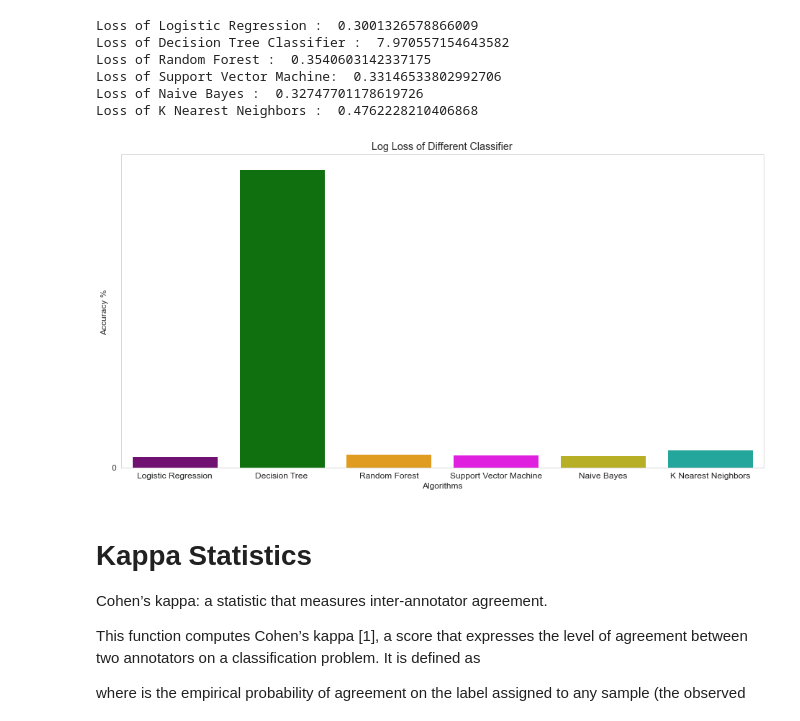
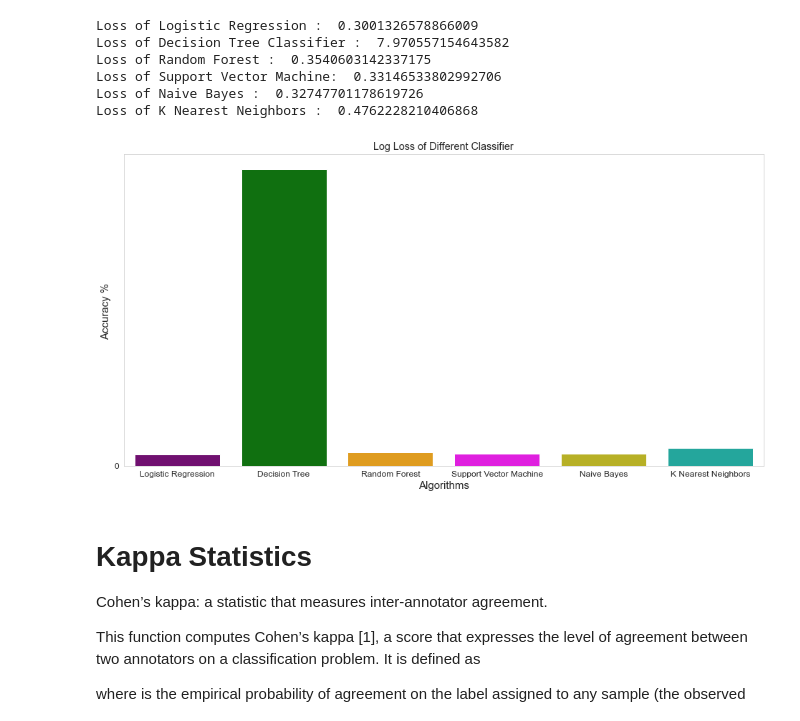
Before and after one commit to MinhajulAkib/Heart-disease-analysis, a Jupyter notebook: Heart Disease Model .ipynb, the cells around one changed output. Cells and saved outputs as stored; diff of their text form; code cells hidden in the pictures.

```diff
--- a/Heart Disease Model .ipynb
+++ b/Heart Disease Model .ipynb
@@ -787,16 +787,16 @@ Loss of K Nearest Neighbors :  0.4762228210406868
 # %%
 colors = ["purple", "green", "orange", "magenta","#CFC60E","#0FBBAE"]
 
 sns.set_style("whitegrid")
 plt.figure(figsize=(16,8))
 plt.yticks(np.arange(0,100,10))
-plt.ylabel("Accuracy % ")
-plt.xlabel("Algorithms")
+plt.ylabel("Accuracy % ", fontsize = 15)
+plt.xlabel("Algorithms", fontsize = 15)
 plt.title("Log Loss of Different Classifier")
 sns.barplot(x=list(logLoss.keys()), y=list(logLoss.values()), palette=colors)
 plt.show()
 # %% [output]
-[figure, old version]
+[figure, new version]
 # %% [markdown]
 # Kappa Statistics
 
```
Also changed, not shown: parts of 1 cell of this notebook.
